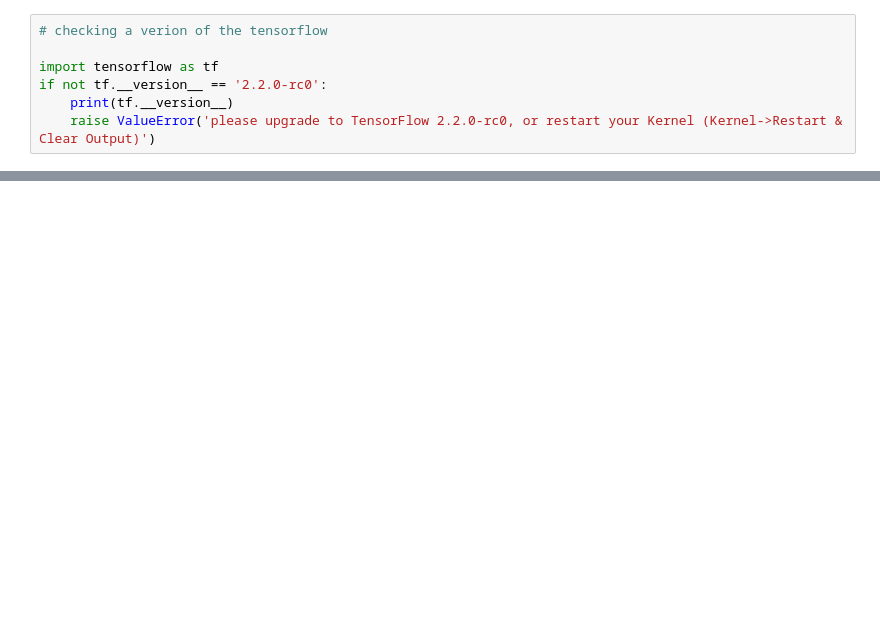
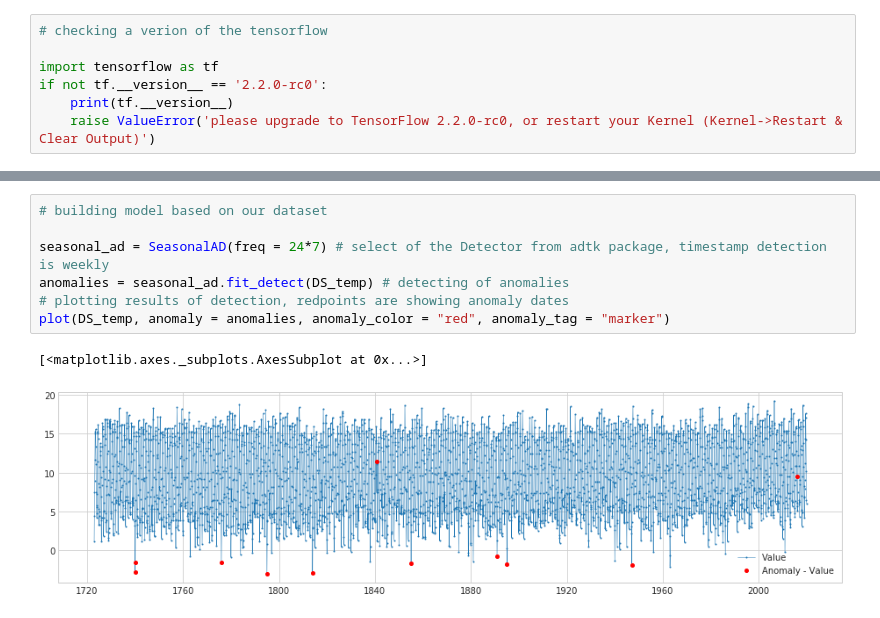
Before and after one commit to s-kav/IBM-Watsom-capstone-project, a Jupyter notebook: Capstone project ITHEE_300.ipynb, the cells around one changed output, grey strips where cells are left out. Saved outputs shown, nothing was run; the diff lists cells and outputs as text; blank space fills up the shorter version.

```diff
--- a/Capstone project ITHEE_300.ipynb
+++ b/Capstone project ITHEE_300.ipynb
@@ -83,0 +157,10 @@ dtype: int64
+# %%
+# building model based on our dataset
+
+seasonal_ad = SeasonalAD(freq = 24*7) # select of the Detector from adtk package, timestamp detection is weekly
+anomalies = seasonal_ad.fit_detect(DS_temp) # detecting of anomalies
+# plotting results of detection, redpoints are showing anomaly dates
+plot(DS_temp, anomaly = anomalies, anomaly_color = "red", anomaly_tag = "marker")
+# %% [output]
+[<matplotlib.axes._subplots.AxesSubplot at 0x...>]
+[figure, added]
```
Also changed, not shown: parts of 49 cells of this notebook.
